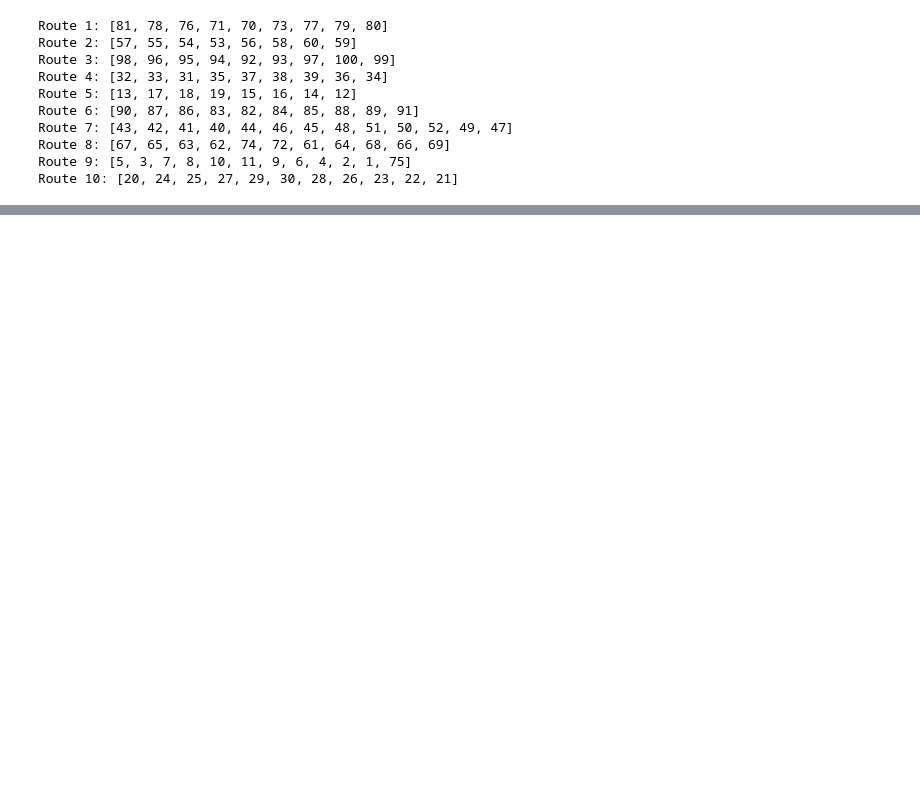
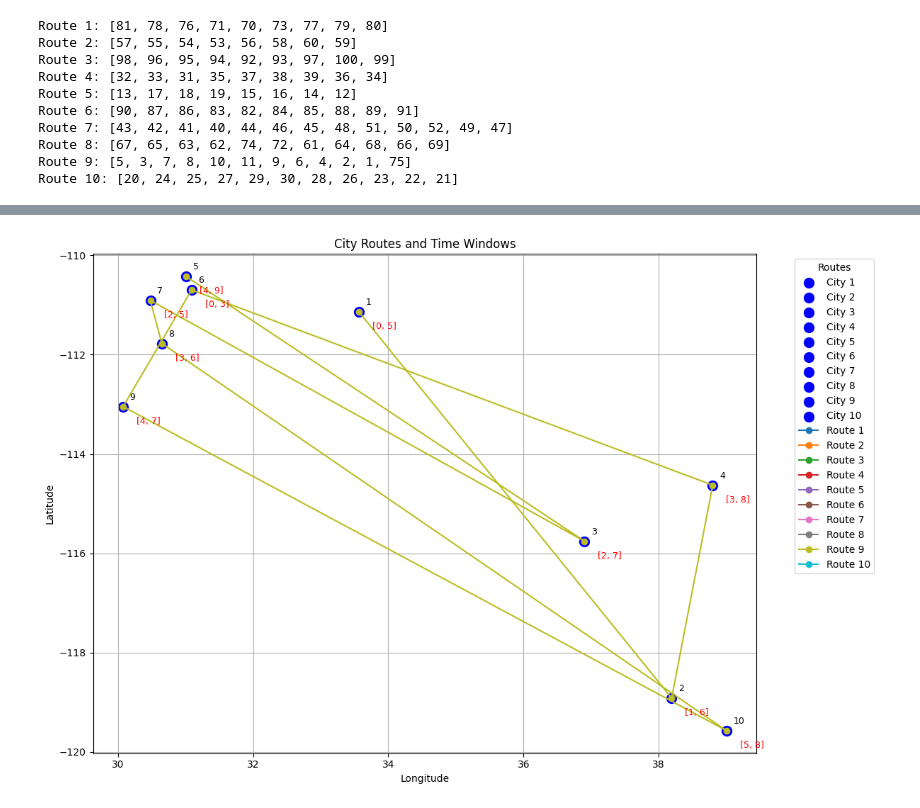
Before and after one commit to Harithelamin/ACIT4610-24H-G13, a Jupyter notebook: task-3.ipynb, the cells around one changed output, grey strips where cells are left out. Drawn from its saved outputs; the diff is of its cells as text; code cells hidden in the pictures; blank space fills up the shorter version.

```diff
--- a/task-3.ipynb
+++ b/task-3.ipynb
@@ -246,0 +264,81 @@ class ACO_VRPTW:
+# %%
+import matplotlib.pyplot as plt
+
+# City coordinates
+city_coordinates = {
+    1: (33.56403350042803, -111.13563633914366),
+    2: (38.192379125118705, -118.91825779039407),
+    3: (36.90189096028197, -115.75690476554594),
+    4: (38.800334600777155, -114.62865161390198),
+    5: (31.010881209840807, -110.426836367725),
+    6: (31.089481875618542, -110.69434250594122),
+    7: (30.477871521750295, -110.9047216450551),
+    8: (30.648658064463987, -111.77255081736457),
+    9: (30.075416202010356, -113.04502143426738),
+    10: (39.00276321347439, -119.57346757081098)
+}
+
+time_windows = [
+    (0, 8),   # Route 1
+    (0, 7),   # Route 2
+    (0, 8),   # Route 3
+    (0, 8),   # Route 4
+    (0, 7),   # Route 5
+    (0, 9),   # Route 6
+    (0, 12),  # Route 7
+    (0, 10),  # Route 8
+    (0, 11),  # Route 9
+    (0, 10),  # Route 10
+]
+
+# New routes dictionary
+routes = {
+    1: [81, 78, 76, 71, 70, 73, 77, 79, 80],
+    2: [57, 55, 54, 53, 56, 58, 60, 59],
+    3: [98, 96, 95, 94, 92, 93, 97, 100, 99],
+    4: [32, 33, 31, 35, 37, 38, 39, 36, 34],
+    5: [13, 17, 18, 19, 15, 16, 14, 12],
+    6: [90, 87, 86, 83, 82, 84, 85, 88, 89, 91],
+    7: [43, 42, 41, 40, 44, 46, 45, 48, 51, 50, 52, 49, 47],
+    8: [67, 65, 63, 62, 74, 72, 61, 64, 68, 66, 69],
+    9: [5, 3, 7, 8, 10, 11, 9, 6, 4, 2, 1, 75],
+    10: [20, 24, 25, 27, 29, 30, 28, 26, 23, 22, 21]
+}
+
+# Plotting the city coordinates, routes, and time windows
+plt.figure(figsize=(12, 8))
+
+# Plot the cities as points
+for city, (x, y) in city_coordinates.items():
+    plt.scatter(x, y, color='blue', s=100, label=f"City {city}")  # Cities as blue points
+
+# Plot the routes
+for route_id, cities in routes.items():
+    route_coords = [city_coordinates[city] for city in cities if city in city_coordinates]  # Get coordinates for cities in route
+    route_x = [coord[0] for coord in route_coords]  # Extract x-coordinates
+    route_y = [coord[1] for coord in route_coords]  # Extract y-coordinates
+    plt.plot(route_x, route_y, marker='o', label=f'Route {route_id}')  # Plot the route with markers
+
+# Annotating the cities with their IDs
+for city, (x, y) in city_coordinates.items():
+    plt.text(x + 0.1, y + 0.1, f'{city}', fontsize=9, ha='left', va='bottom')
+
+# Adding time window annotations for each city
+for city, (start_time, end_time) in city_time_windows.items():
+    x, y = city_coordinates[city]
+    plt.text(x + 0.2, y - 0.2, f'[{start_time}, {end_time}]', fontsize=9, ha='left', va='top', color='red')
+
+# Labels and title
+plt.title('City Routes and Time Windows')
+plt.xlabel('Longitude')
+plt.ylabel('Latitude')
+
+# Show legend for routes and cities
+plt.legend(title='Routes', bbox_to_anchor=(1.05, 1), loc='upper left')
+
+# Show grid and plot
+plt.grid(True)
+plt.tight_layout()
+plt.show()
+# %% [output]
+[figure, added]
```
Also changed, not shown: parts of 37 cells of this notebook, 2 other files.
